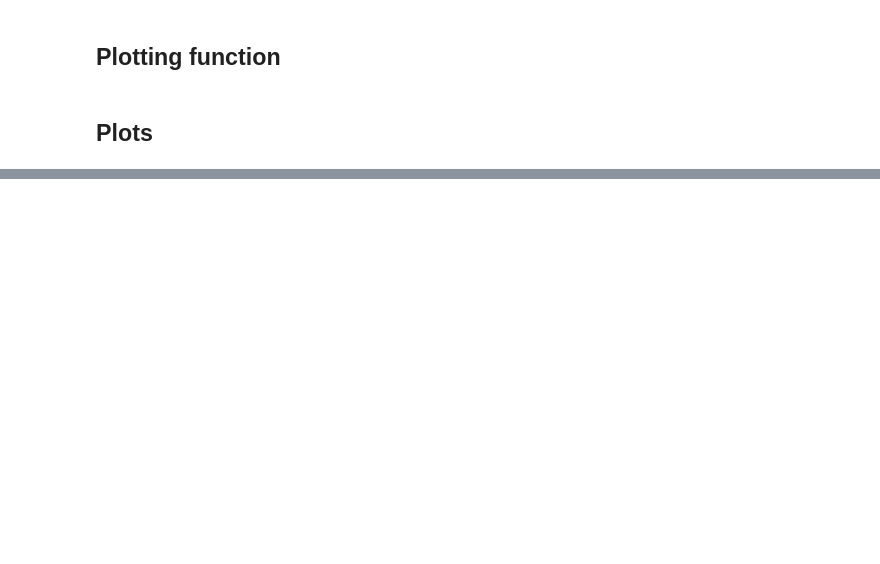
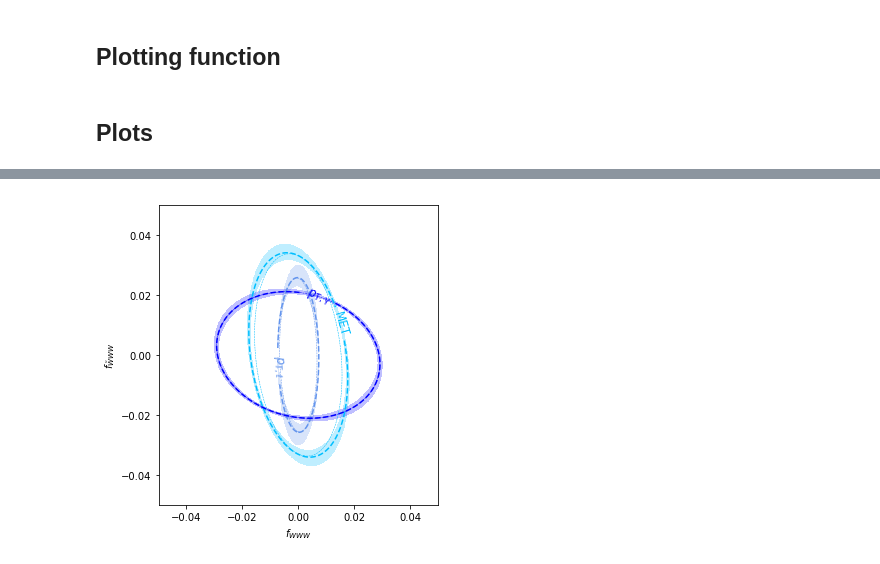
Before and after one commit to dlvp/diboson_mining, a Jupyter notebook: notebooks/wgamma/08_plot_fisher_information.ipynb, the cells around one changed output, grey strips where cells are left out. Cells and saved outputs as stored; diff of their text form; code cells hidden in the pictures; blank space fills up the shorter version.

```diff
--- a/notebooks/wgamma/08_plot_fisher_information.ipynb
+++ b/notebooks/wgamma/08_plot_fisher_information.ipynb
@@ -172,0 +170,6 @@ plt.savefig("../../figures/wgamma/information_wgamma.pdf")
+# %%
+fig = make_plot('', xmax=0.05, indices=[5,6,7])
+
+plt.savefig("../../figures/wgamma/information_wgamma_energies.pdf")
+# %% [output]
+[figure, added]
```
Also changed, not shown: parts of 7 cells of this notebook, 6 other files.
